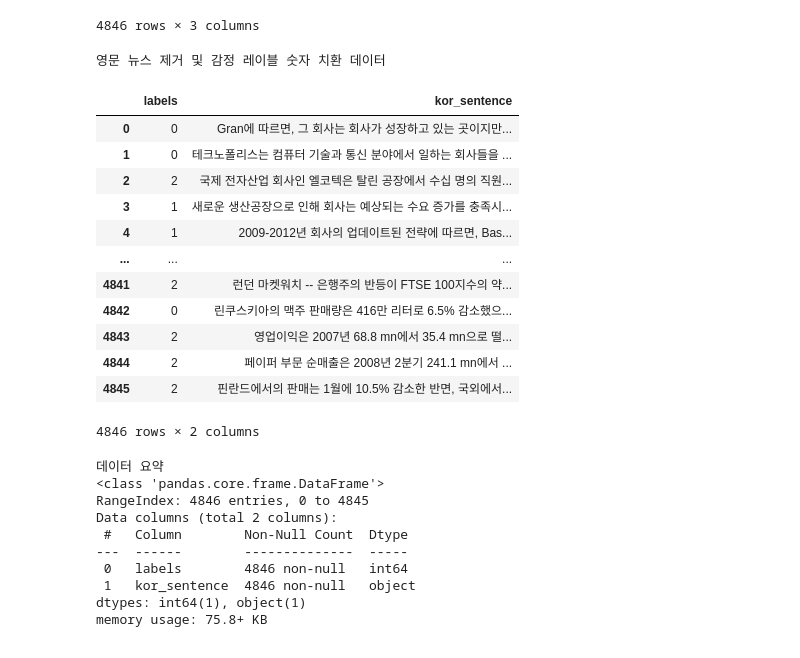
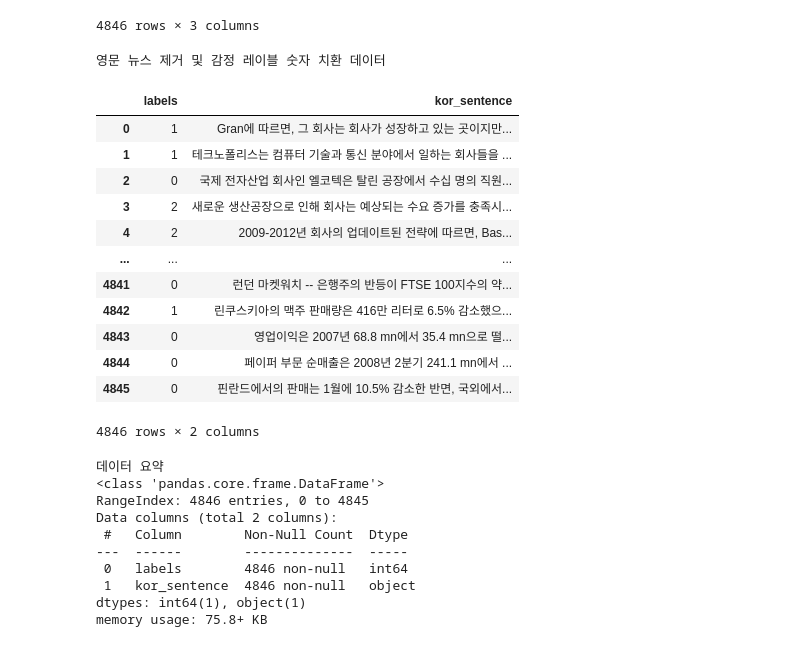
Before and after one commit to KION126/StockSentimentPredictor, a Jupyter notebook: modules/sentiment_analysis.ipynb, the cells around one changed output. Saved outputs shown, nothing was run; the diff lists cells and outputs as text; code cells hidden in the pictures.

```diff
--- a/modules/sentiment_analysis.ipynb
+++ b/modules/sentiment_analysis.ipynb
@@ -69,26 +68,26 @@ dataset
 # %%
 # 'sentence' 열 삭제(영문 뉴스 제거)
 del dataset['sentence']
 
 # 감정 레이블 숫자 치환
-dataset['labels'] = dataset['labels'].replace(['neutral', 'positive', 'negative'], [0, 1, 2])
+dataset['labels'] = dataset['labels'].replace(['negative', 'neutral', 'positive'], [0, 1, 2])
 
 print('영문 뉴스 제거 및 감정 레이블 숫자 치환 데이터')
 dataset
 # %% [output]
 영문 뉴스 제거 및 감정 레이블 숫자 치환 데이터
 |  | labels | kor_sentence |
-| 0 | 0 | Gran에 따르면, 그 회사는 회사가 성장하고 있는 곳이지만... |
-| 1 | 0 | 테크노폴리스는 컴퓨터 기술과 통신 분야에서 일하는 회사들을 ... |
-| 2 | 2 | 국제 전자산업 회사인 엘코텍은 탈린 공장에서 수십 명의 직원... |
-| 3 | 1 | 새로운 생산공장으로 인해 회사는 예상되는 수요 증가를 충족시... |
-| 4 | 1 | 2009-2012년 회사의 업데이트된 전략에 따르면, Bas... |
+| 0 | 1 | Gran에 따르면, 그 회사는 회사가 성장하고 있는 곳이지만... |
+| 1 | 1 | 테크노폴리스는 컴퓨터 기술과 통신 분야에서 일하는 회사들을 ... |
+| 2 | 0 | 국제 전자산업 회사인 엘코텍은 탈린 공장에서 수십 명의 직원... |
+| 3 | 2 | 새로운 생산공장으로 인해 회사는 예상되는 수요 증가를 충족시... |
+| 4 | 2 | 2009-2012년 회사의 업데이트된 전략에 따르면, Bas... |
 | ... | ... | ... |
-| 4841 | 2 | 런던 마켓워치 -- 은행주의 반등이 FTSE 100지수의 약... |
-| 4842 | 0 | 린쿠스키아의 맥주 판매량은 416만 리터로 6.5% 감소했으... |
-| 4843 | 2 | 영업이익은 2007년 68.8 mn에서 35.4 mn으로 떨... |
-| 4844 | 2 | 페이퍼 부문 순매출은 2008년 2분기 241.1 mn에서 ... |
-| 4845 | 2 | 핀란드에서의 판매는 1월에 10.5% 감소한 반면, 국외에서... |
+| 4841 | 0 | 런던 마켓워치 -- 은행주의 반등이 FTSE 100지수의 약... |
+| 4842 | 1 | 린쿠스키아의 맥주 판매량은 416만 리터로 6.5% 감소했으... |
+| 4843 | 0 | 영업이익은 2007년 68.8 mn에서 35.4 mn으로 떨... |
+| 4844 | 0 | 페이퍼 부문 순매출은 2008년 2분기 241.1 mn에서 ... |
+| 4845 | 0 | 핀란드에서의 판매는 1월에 10.5% 감소한 반면, 국외에서... |
 4846 rows × 2 columns
 # %%
 # 데이터 셋
```
Also changed, not shown: parts of 16 cells of this notebook, 3 other files.
